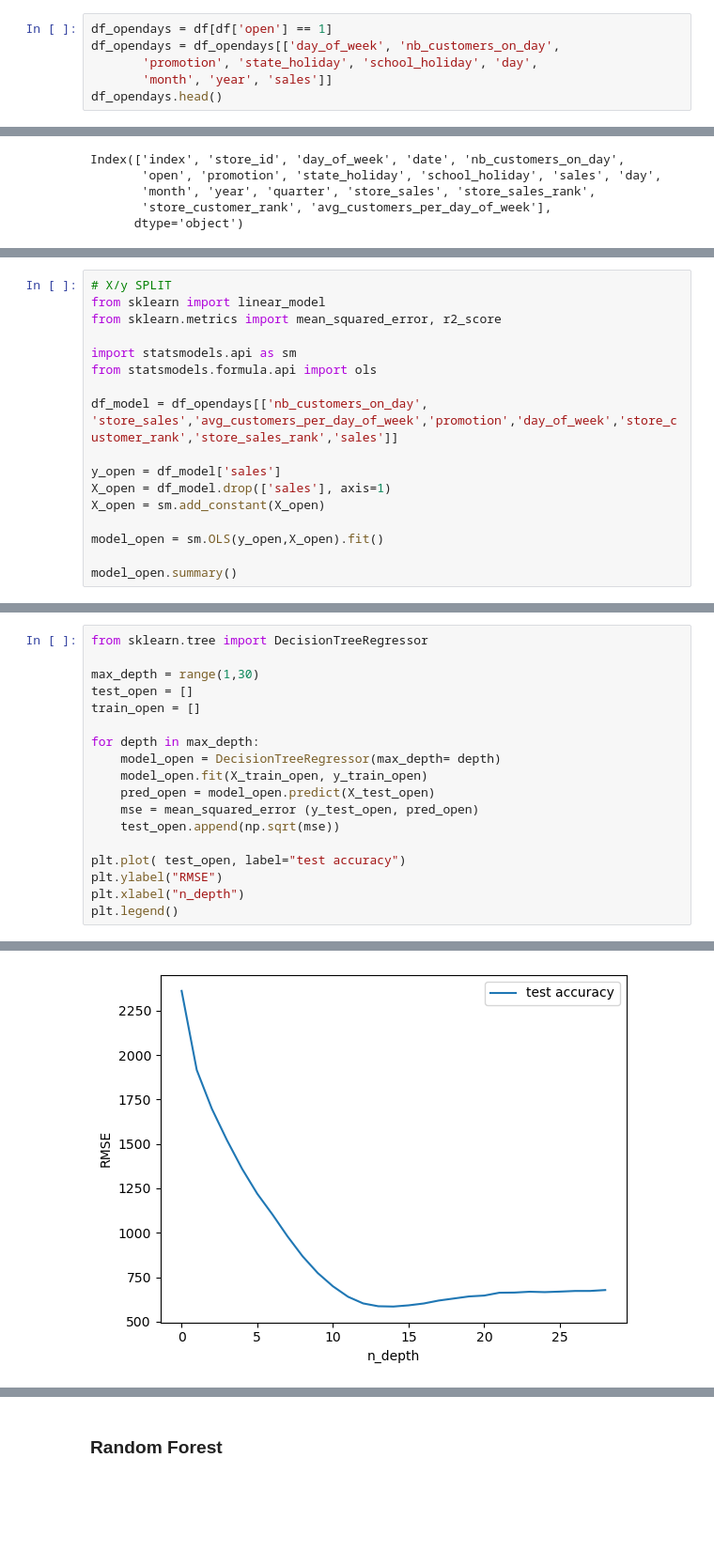
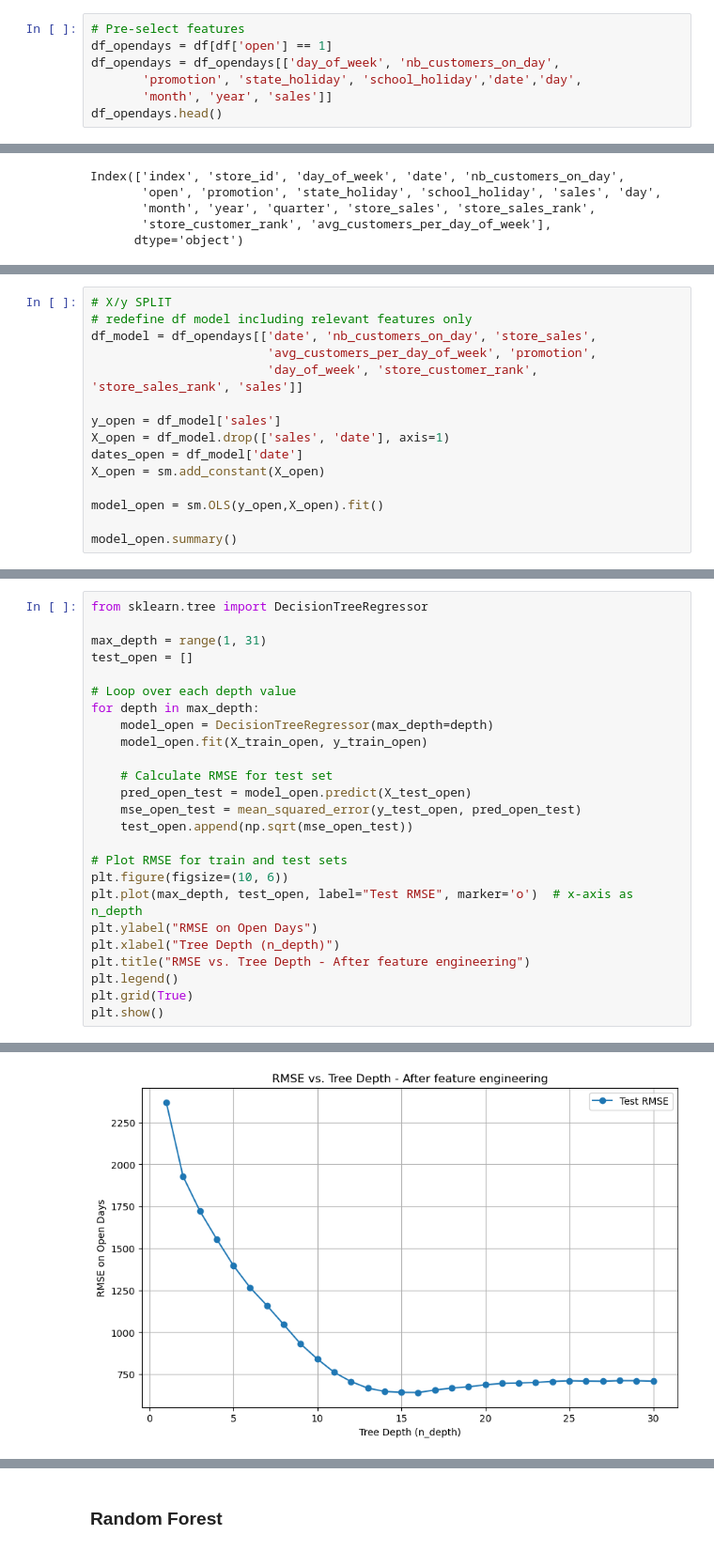
Before and after one commit to FabianaMFZ/Sales-Forecasting-with-Random-Forest-Regressor, a Jupyter notebook: challenge_random_forest [regressor].ipynb, the cells around one changed output, grey strips where cells are left out. Shown at 94% size. Drawn from its saved outputs; the diff is of its cells as text; blank space fills up the shorter version.

```diff
--- a/challenge_random_forest [regressor].ipynb
+++ b/challenge_random_forest [regressor].ipynb
@@ -976,9 +1017,10 @@ array([0., 0., 0., ..., 0., 0., 0.])
 # %% [markdown]
 #### Open days
 # %%
+# Pre-select features
 df_opendays = df[df['open'] == 1]
 df_opendays = df_opendays[['day_of_week', 'nb_customers_on_day',
-       'promotion', 'state_holiday', 'school_holiday', 'day',
+       'promotion', 'state_holiday', 'school_holiday','date','day',
        'month', 'year', 'sales']]
 df_opendays.head()
 # %% [output]
@@ -1196,15 +1245,13 @@ plt.show()
 # %%
 # X/y SPLIT
-from sklearn import linear_model
-from sklearn.metrics import mean_squared_error, r2_score
-
-import statsmodels.api as sm
-from statsmodels.formula.api import ols
-
-df_model = df_opendays[['nb_customers_on_day', 'store_sales','avg_customers_per_day_of_week','promotion','day_of_week','store_customer_rank','store_sales_rank','sales']]
+# redefine df model including relevant features only
+df_model = df_opendays[['date', 'nb_customers_on_day', 'store_sales',
+                        'avg_customers_per_day_of_week', 'promotion',
+                        'day_of_week', 'store_customer_rank', 'store_sales_rank', 'sales']]
 
 y_open = df_model['sales']
-X_open = df_model.drop(['sales'], axis=1)
+X_open = df_model.drop(['sales', 'date'], axis=1)
+dates_open = df_model['date']
 X_open = sm.add_constant(X_open)
 
 model_open = sm.OLS(y_open,X_open).fit()
@@ -1245,19 +1313,26 @@ X_train_open, X_test_open, y_train_open, y_test_open = train_test_split(X_open,
 # %%
 from sklearn.tree import DecisionTreeRegressor
 
-max_depth = range(1,30)
+max_depth = range(1, 31)
 test_open = []
-train_open = []
 
+# Loop over each depth value
 for depth in max_depth:
-    model_open = DecisionTreeRegressor(max_depth= depth)
+    model_open = DecisionTreeRegressor(max_depth=depth)
     model_open.fit(X_train_open, y_train_open)
-    pred_open = model_open.predict(X_test_open)
-    mse = mean_squared_error (y_test_open, pred_open)
-    test_open.append(np.sqrt(mse))
 
-plt.plot( test_open, label="test accuracy")
-plt.ylabel("RMSE")
-plt.xlabel("n_depth")
+    # Calculate RMSE for test set
+    pred_open_test = model_open.predict(X_test_open)
+    mse_open_test = mean_squared_error(y_test_open, pred_open_test)
+    test_open.append(np.sqrt(mse_open_test))
+
+# Plot RMSE for train and test sets
+plt.figure(figsize=(10, 6))
+plt.plot(max_depth, test_open, label="Test RMSE", marker='o')  # x-axis as n_depth
+plt.ylabel("RMSE on Open Days")
+plt.xlabel("Tree Depth (n_depth)")
+plt.title("RMSE vs. Tree Depth - After feature engineering")
 plt.legend()
+plt.grid(True)
+plt.show()
 # %% [output]
@@ -1265,2 +1339,2 @@ plt.legend()
-[figure, old version]
+[figure, new version]
 # %%
```
Also changed, not shown: parts of 89 cells of this notebook.
